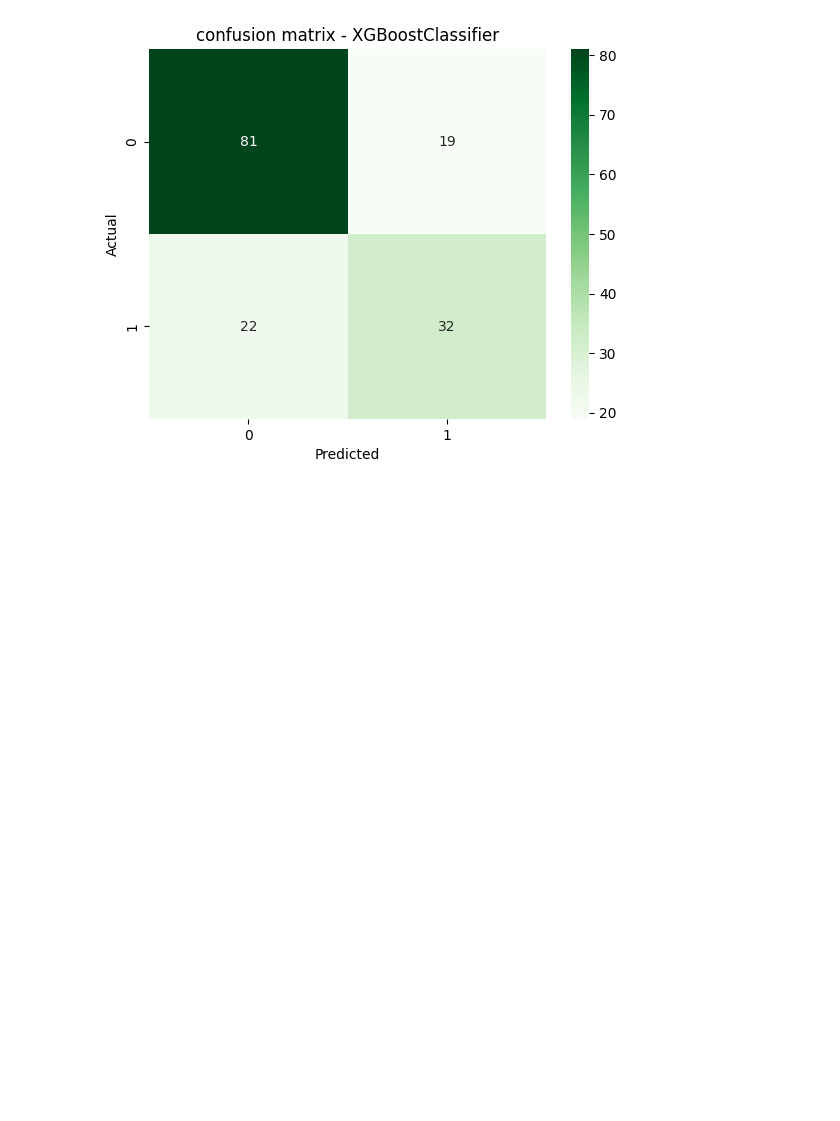
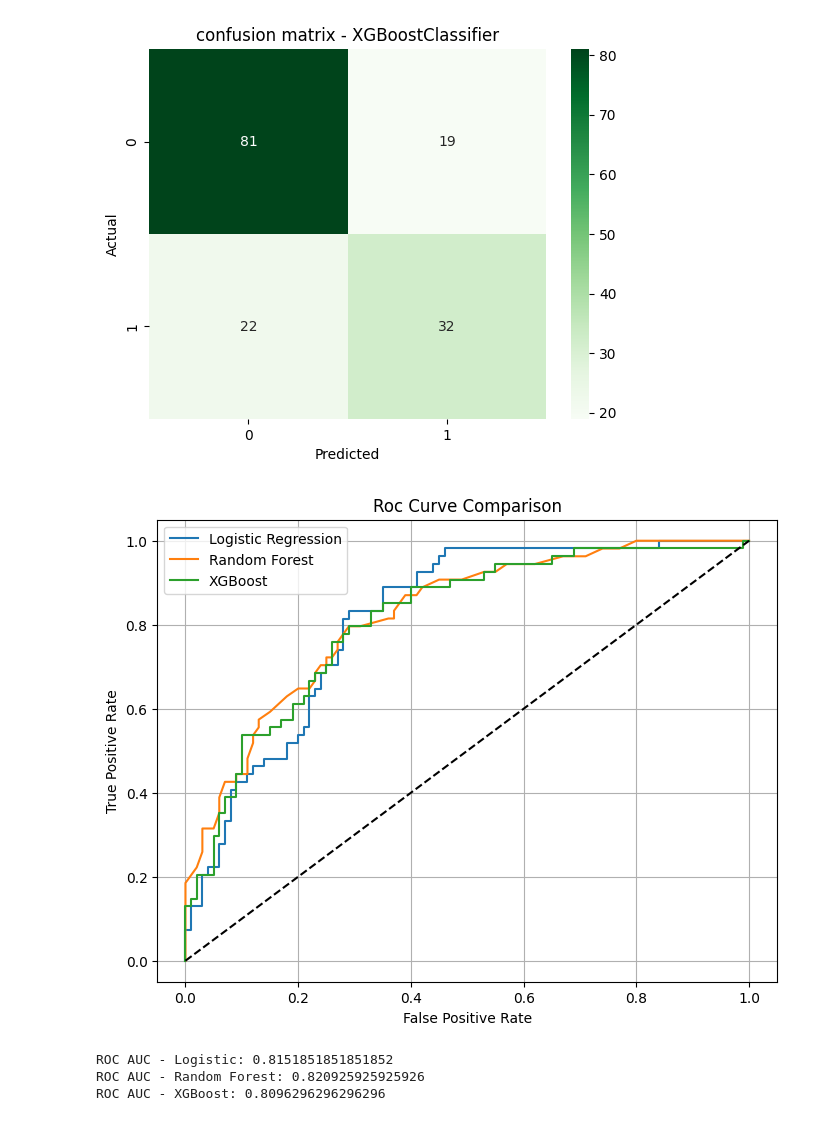
Before and after one commit to abhigyan24379/Smart-Health_predictor, a Jupyter notebook: notebooks/01_diabetes_eda.ipynb, the cells around one changed output. Cells and saved outputs as stored; diff of their text form; code cells hidden in the pictures; blank space fills up the shorter version.

Commit message:
it was really hard day very difficult to crack the ploting and modeling

```diff
--- a/notebooks/01_diabetes_eda.ipynb
+++ b/notebooks/01_diabetes_eda.ipynb
@@ -255,3 +260,37 @@ Classification Report:
    macro avg       0.71      0.70      0.70       154
 weighted avg       0.73      0.73      0.73       154
 [figure]
+# %%
+# Get predicted probabilities for each class
+y_score_log = log_model.predict_proba(x_test)[:, 1] # this function give [prob_class0, prob_class1], we take [:, 1] -> probability for class 1 (diabetic)
+y_score_rf = rf_model.predict_proba(x_test)[:, 1]
+y_score_xgb = xgb_model.predict_proba(x_test)[:, 1] # predict_proba returns the probability of each class, we take the probability of the positive class (1)
+
+# Calculating False POsitive Rate(fpr) and true positive rate(tpr)
+fpr_log, tpr_log, _ = roc_curve(y_test, y_score_log) # this converts the probabilities into ROC curve format
+fpr_rf, tpr_rf, _ = roc_curve(y_test, y_score_rf)
+fpr_xgb, tpr_xgb, _ = roc_curve(y_test, y_score_xgb) # roc_curve returns the false positive rate, true positive rate and thresholds. Which helps us to plot the ROC curve
+# %%
+plt.figure(figsize=(8, 6))
+plt.plot(fpr_log, tpr_log, label= 'Logistic Regression')
+plt.plot(fpr_rf, tpr_rf, label='Random Forest')
+plt.plot(fpr_xgb, tpr_xgb, label='XGBoost')
+plt.plot([0,1],[0,1],'k--')
+plt.xlabel('False Positive Rate')
+plt.ylabel('True Positive Rate')
+plt.title('Roc Curve Comparison')
+plt.legend()
+plt.grid()
+plt.show()
+# %% [output]
+[figure, added]
+# %%
+from sklearn.metrics import roc_auc_score
+
+print("ROC AUC - Logistic:", roc_auc_score(y_test, y_score_log))
+print("ROC AUC - Random Forest:", roc_auc_score(y_test, y_score_rf))
+print("ROC AUC - XGBoost:", roc_auc_score(y_test, y_score_xgb))
+# %% [output]
+ROC AUC - Logistic: 0.8151851851851852
+ROC AUC - Random Forest: 0.820925925925926
+ROC AUC - XGBoost: 0.8096296296296296
```
Also changed, not shown: parts of 11 cells of this notebook, 3 other files.
